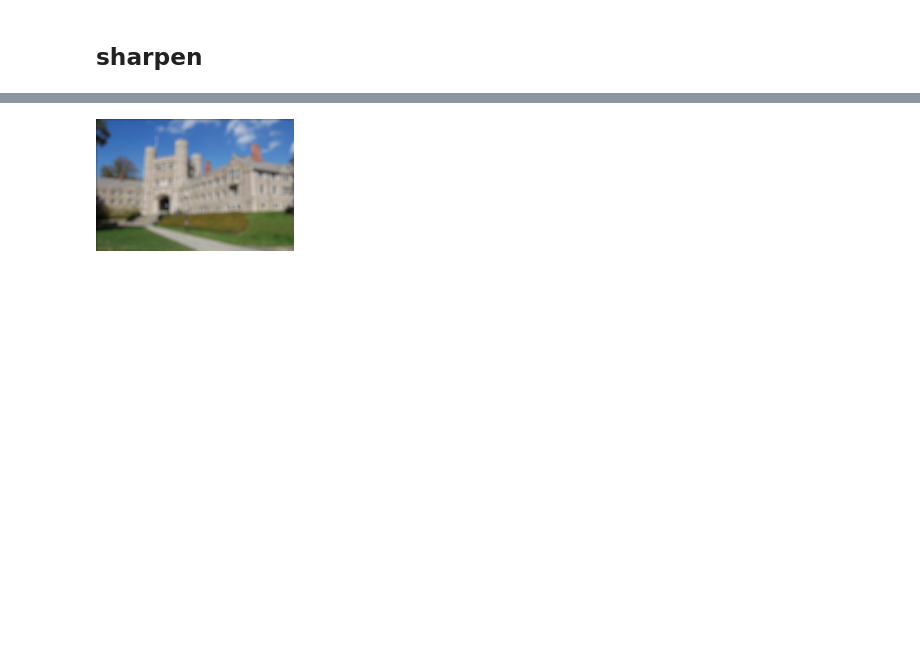
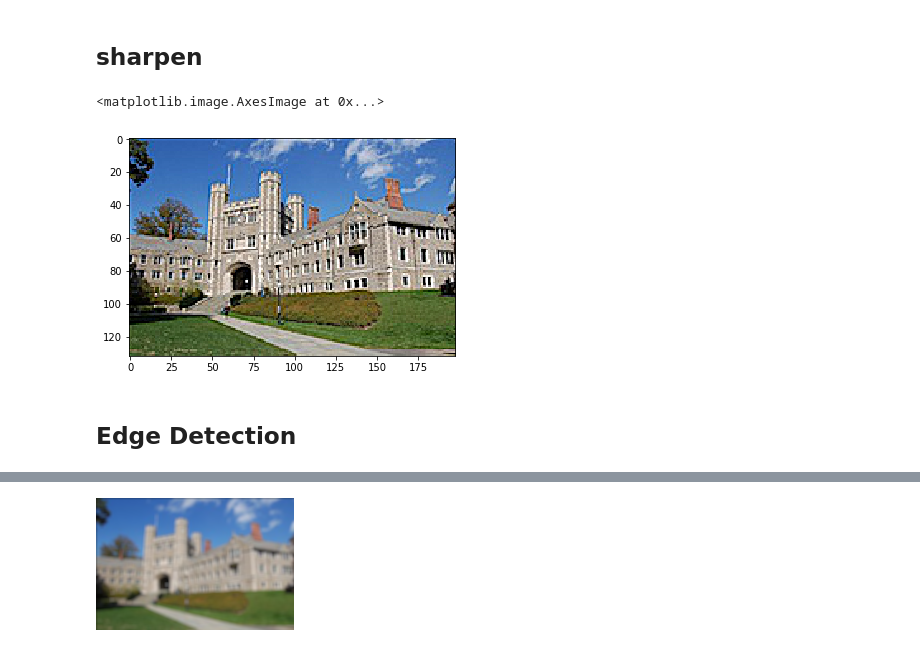
Before and after one commit to CS-savvy/image_filters, a Jupyter notebook: Untitled.ipynb, the cells around one changed output, grey strips where cells are left out. Cells and saved outputs as stored; diff of their text form; code cells hidden in the pictures; blank space fills up the shorter version.

```diff
--- a/Untitled.ipynb
+++ b/Untitled.ipynb
@@ -116,3 +116,10 @@ for i in range(h):
         g = clamp((1-factor)*g_blur + factor*g)
         b = clamp((1-factor)*b_blur + factor*b)
         img_sharpen[i,j] = (r,g,b)
+# %%
+plt.imshow(img_sharpen/255.)
+# %% [output]
+<matplotlib.image.AxesImage at 0x...>
+[figure, added]
+# %% [markdown]
+## Edge Detection
```
Also changed, not shown: parts of 4 cells of this notebook, 16 other files.
